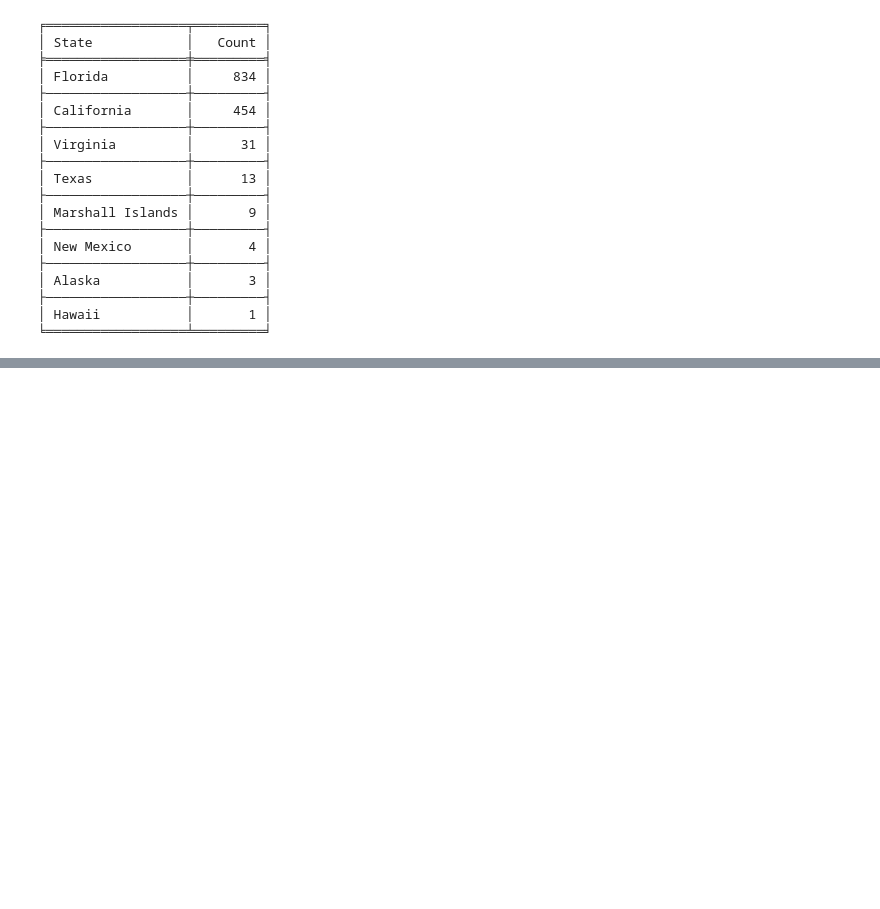
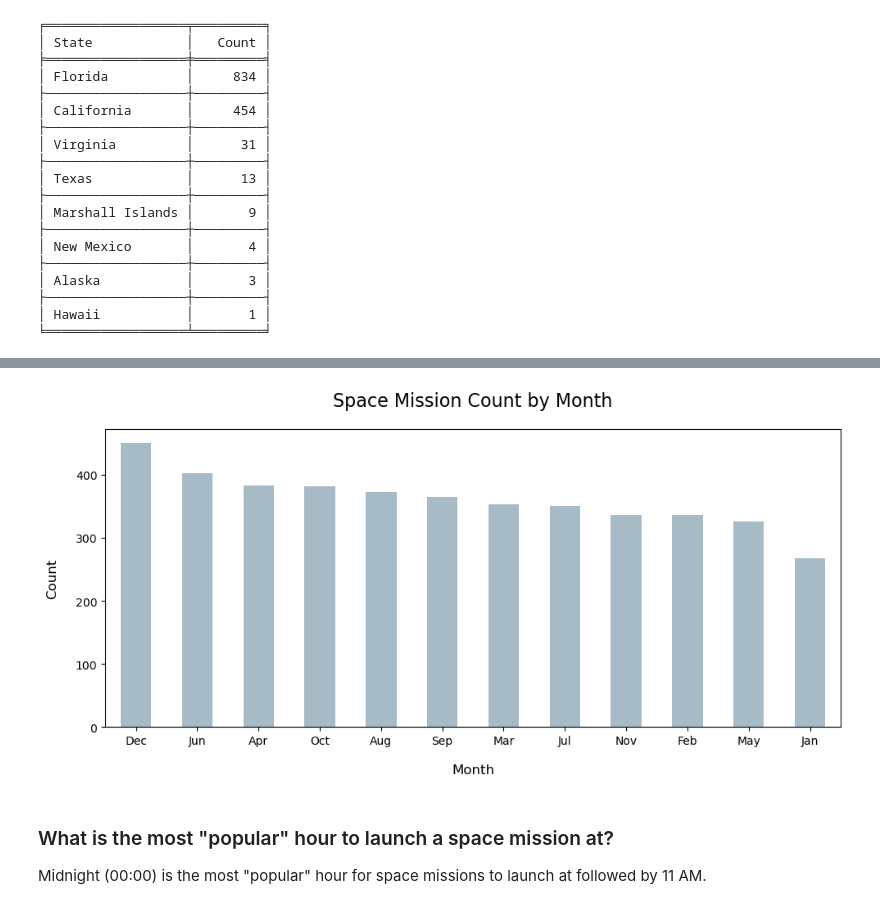
Before and after one commit to julietwomack/SpaceMissions, a Jupyter notebook: Space-Mission-Exploratory-Analysis.ipynb, the cells around one changed output, grey strips where cells are left out. Cells and saved outputs as stored; diff of their text form; code cells hidden in the pictures; blank space fills up the shorter version.

Commit message:
Analysis edits and added table of contents

```diff
--- a/Space-Mission-Exploratory-Analysis.ipynb
+++ b/Space-Mission-Exploratory-Analysis.ipynb
@@ -530,0 +623,18 @@ plt.tight_layout(pad = 2)
+# %%
+plt.figure(figsize = (10, 5), dpi = 100)
+
+sm.groupby('Month')['Month'].count().sort_values(ascending = False).plot(kind='bar', color = '#a7bbc7')
+
+plt.title('Space Mission Count by Month', size = 16, pad = 20)
+plt.xticks(rotation = 360)
+plt.xlabel('Month', size = 12, labelpad = 15)
+plt.ylabel('Count', size = 12, labelpad = 15)
+
+plt.savefig('Figures/space-mission-count-by-month.jpg', dpi = 100)
+plt.tight_layout()
+# %% [output]
+[figure, added]
+# %% [markdown]
+### What is the most "popular" hour to launch a space mission at? <a name ="analysis-on-datum-q5">
+
+Midnight (00:00) is the most "popular" hour for space missions to launch at followed by 11 AM.
```
Also changed, not shown: parts of 63 cells of this notebook, 3 other files.
